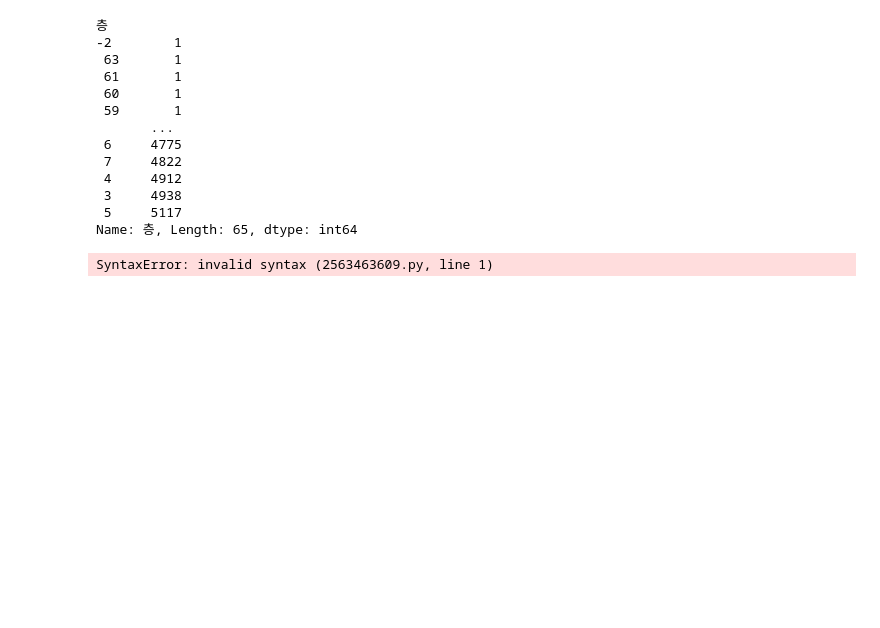
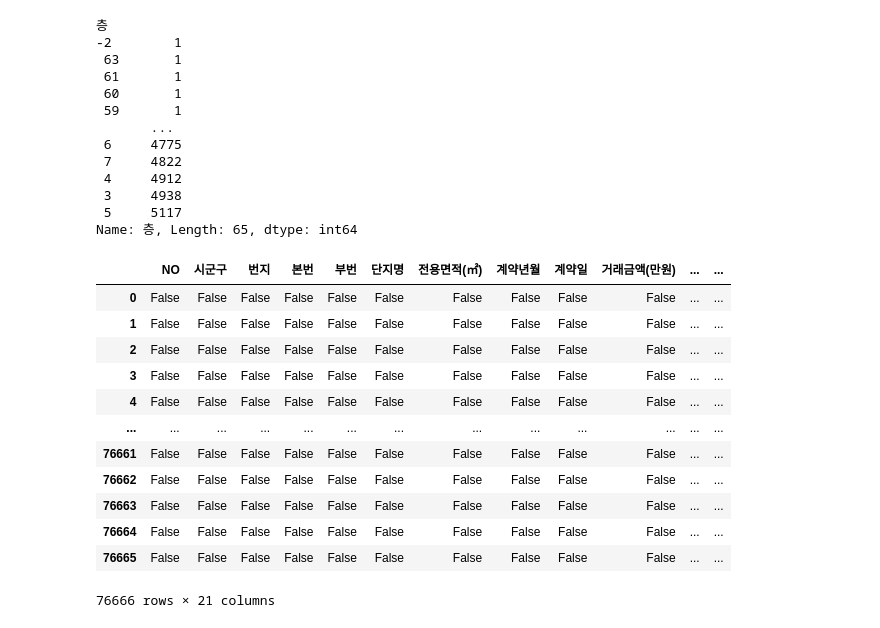
Before and after one commit to sooyun1/aix_13_python, a Jupyter notebook: 아파트 데이터 분석.ipynb, the cells around one changed output. Saved outputs shown, nothing was run; the diff lists cells and outputs as text; code cells hidden in the pictures; blank space fills up the shorter version.

```diff
--- a/아파트 데이터 분석.ipynb
+++ b/아파트 데이터 분석.ipynb
@@ -119,6 +139,20 @@ df.groupby('층')['층'].count().sort_values()
  5     5117
 Name: 층, Length: 65, dtype: int64
 # %%
-df.['전용면적(㎡)'].plot(kind='box')
+# df.['전용면적(㎡)'].plot(kind='box')
-# %% [output]
-SyntaxError: invalid syntax (2563463609.py, line 1)
+# %%
+df.isna()
+# %% [output]
+|  | NO | 시군구 | 번지 | 본번 | 부번 | 단지명 | 전용면적(㎡) | 계약년월 | 계약일 | 거래금액(만원) | ... | ... |
+| 0 | False | False | False | False | False | False | False | False | False | False | ... | ... |
+| 1 | False | False | False | False | False | False | False | False | False | False | ... | ... |
+| 2 | False | False | False | False | False | False | False | False | False | False | ... | ... |
+| 3 | False | False | False | False | False | False | False | False | False | False | ... | ... |
+| 4 | False | False | False | False | False | False | False | False | False | False | ... | ... |
+| ... | ... | ... | ... | ... | ... | ... | ... | ... | ... | ... | ... | ... |
+| 76661 | False | False | False | False | False | False | False | False | False | False | ... | ... |
+| 76662 | False | False | False | False | False | False | False | False | False | False | ... | ... |
+| 76663 | False | False | False | False | False | False | False | False | False | False | ... | ... |
+| 76664 | False | False | False | False | False | False | False | False | False | False | ... | ... |
+| 76665 | False | False | False | False | False | False | False | False | False | False | ... | ... |
+76666 rows × 21 columns
```
Also changed, not shown: parts of 27 cells of this notebook, 13 other files.
